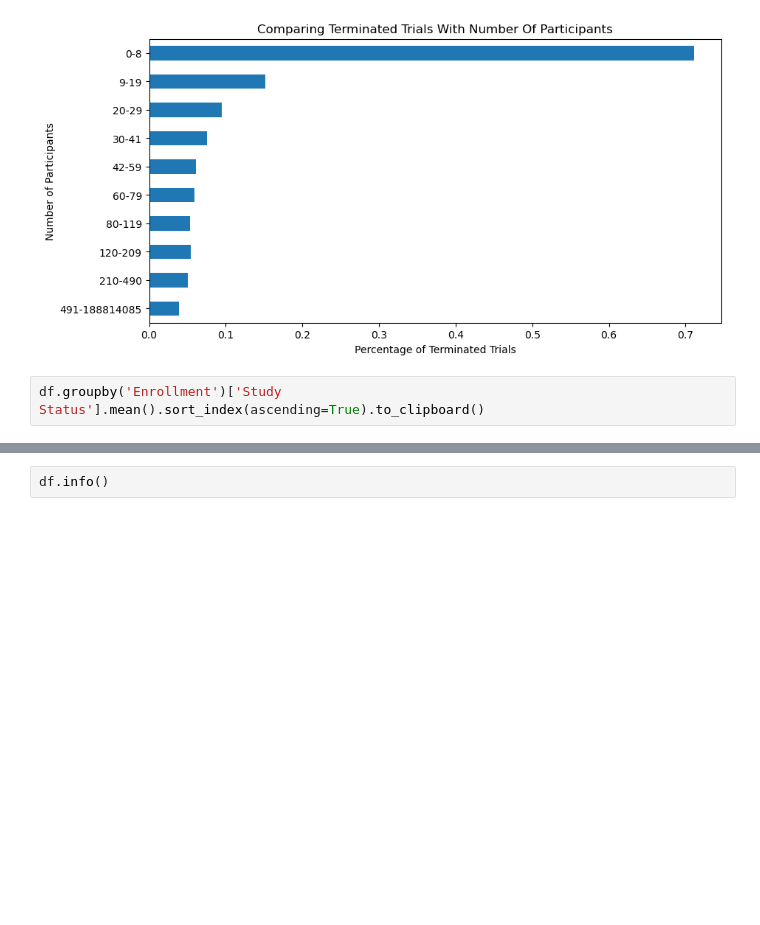
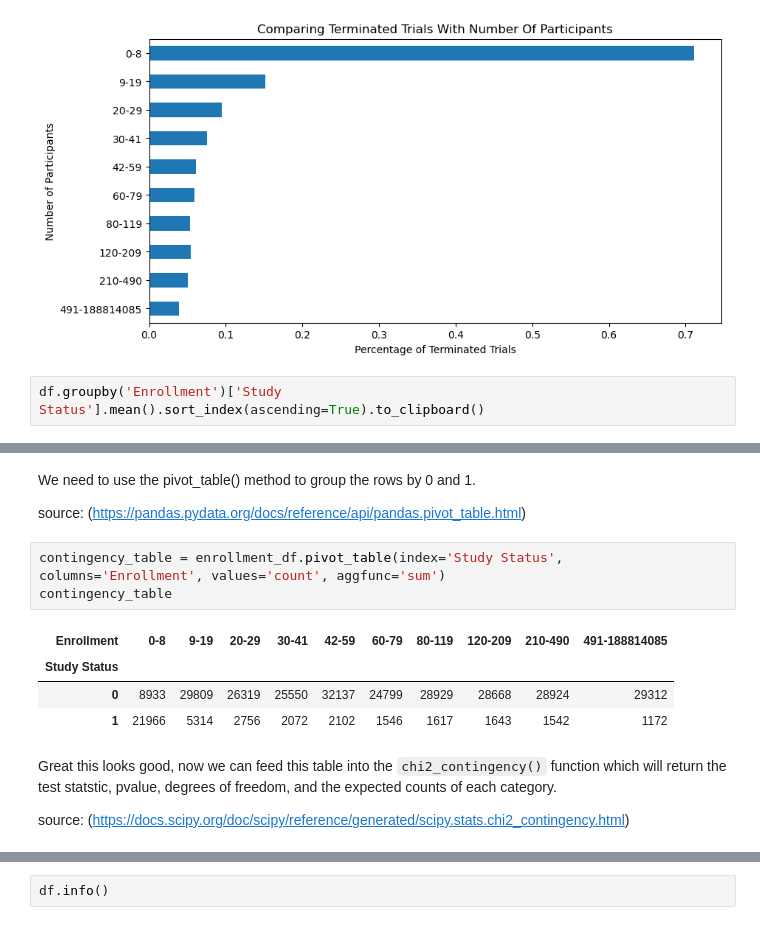
Before and after one commit to clem21chan/Clinical_Trials_Capstone, a Jupyter notebook: Notebooks/2_Preprocessing&EDA.ipynb, the cells around one changed output, grey strips where cells are left out. Drawn from its saved outputs; the diff is of its cells as text; blank space fills up the shorter version.

```diff
--- a/Notebooks/2_Preprocessing&EDA.ipynb
+++ b/Notebooks/2_Preprocessing&EDA.ipynb
@@ -1443,0 +1486,16 @@ There is definitely a pattern that the more participants enrolled in a study the
+# %% [markdown]
+We need to use the pivot_table() method to group the rows by 0 and 1.
+
+source: (https://pandas.pydata.org/docs/reference/api/pandas.pivot_table.html)
+# %%
+contingency_table = enrollment_df.pivot_table(index='Study Status', columns='Enrollment', values='count', aggfunc='sum')
+contingency_table
+# %% [output]
+| Enrollment | 0-8 | 9-19 | 20-29 | 30-41 | 42-59 | 60-79 | 80-119 | 120-209 | 210-490 | 491-188814085 |
+| Study Status |  |  |  |  |  |  |  |  |  |  |
+| 0 | 8933 | 29809 | 26319 | 25550 | 32137 | 24799 | 28929 | 28668 | 28924 | 29312 |
+| 1 | 21966 | 5314 | 2756 | 2072 | 2102 | 1546 | 1617 | 1643 | 1542 | 1172 |
+# %% [markdown]
+Great this looks good, now we can feed this table into the `chi2_contingency()` function which will return the test statstic, pvalue, degrees of freedom, and the expected counts of each category.
+
+source: (https://docs.scipy.org/doc/scipy/reference/generated/scipy.stats.chi2_contingency.html)
```
Also changed, not shown: parts of 21 cells of this notebook, 6 other files.
